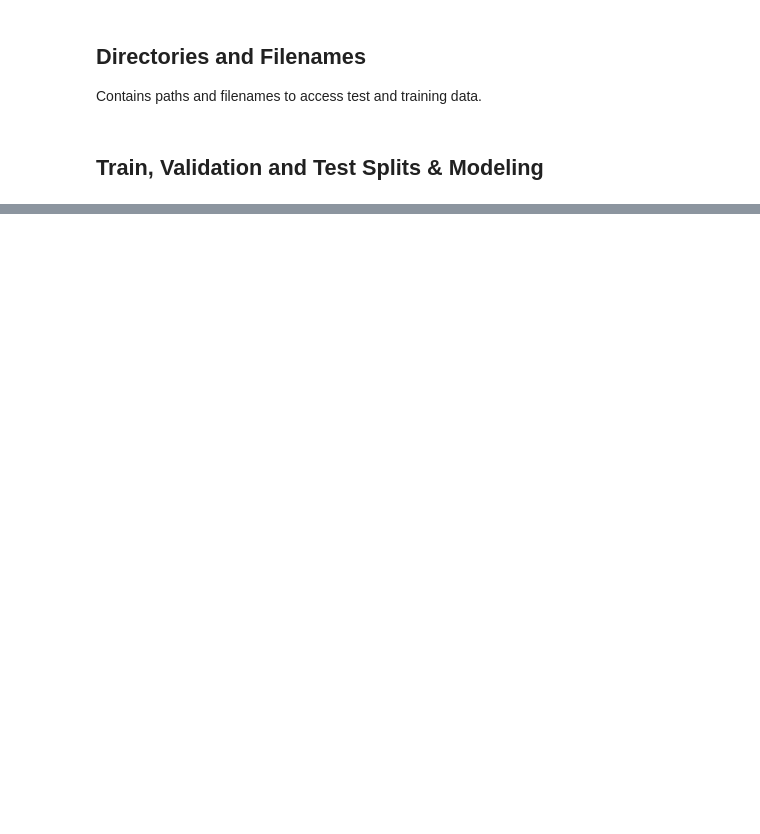
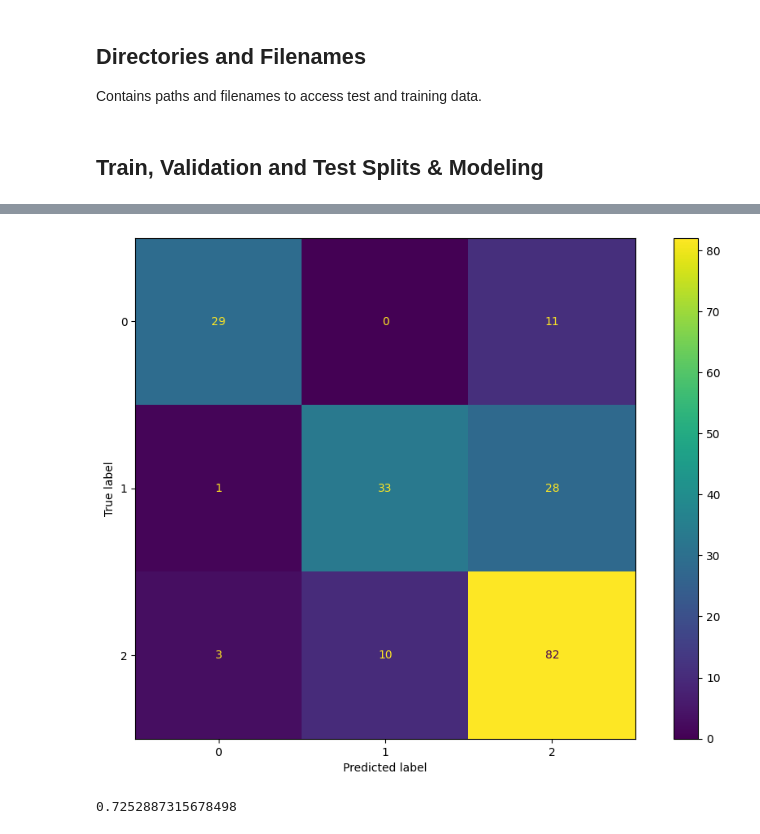
Before and after one commit to michael-fuest/tum-ai-multiclass-classification, a Jupyter notebook: src/modeling.ipynb, the cells around one changed output, grey strips where cells are left out. Drawn from its saved outputs; the diff is of its cells as text; code cells hidden in the pictures; blank space fills up the shorter version.

```diff
--- a/src/modeling.ipynb
+++ b/src/modeling.ipynb
@@ -224,0 +226,15 @@ Evaluating random forest multiclass classifier and xgboost multiclass classifier
+# %%
+def evaluate_performance_on_test_set(model, df_test):
+    x_test = df_test.drop(['y'], axis=1)
+    y_test = df_test['y']
+
+    predictions = model.predict(x_test)
+
+    f1_score = evaluate_model(predictions, y_test, model)
+
+    return f1_score
+# %%
+evaluate_performance_on_test_set(xgb_model_all['All_xgb'], df_test)
+# %% [output]
+[figure, added]
+0.7252887315678498
```
Also changed, not shown: parts of 12 cells of this notebook, 4 other files.
